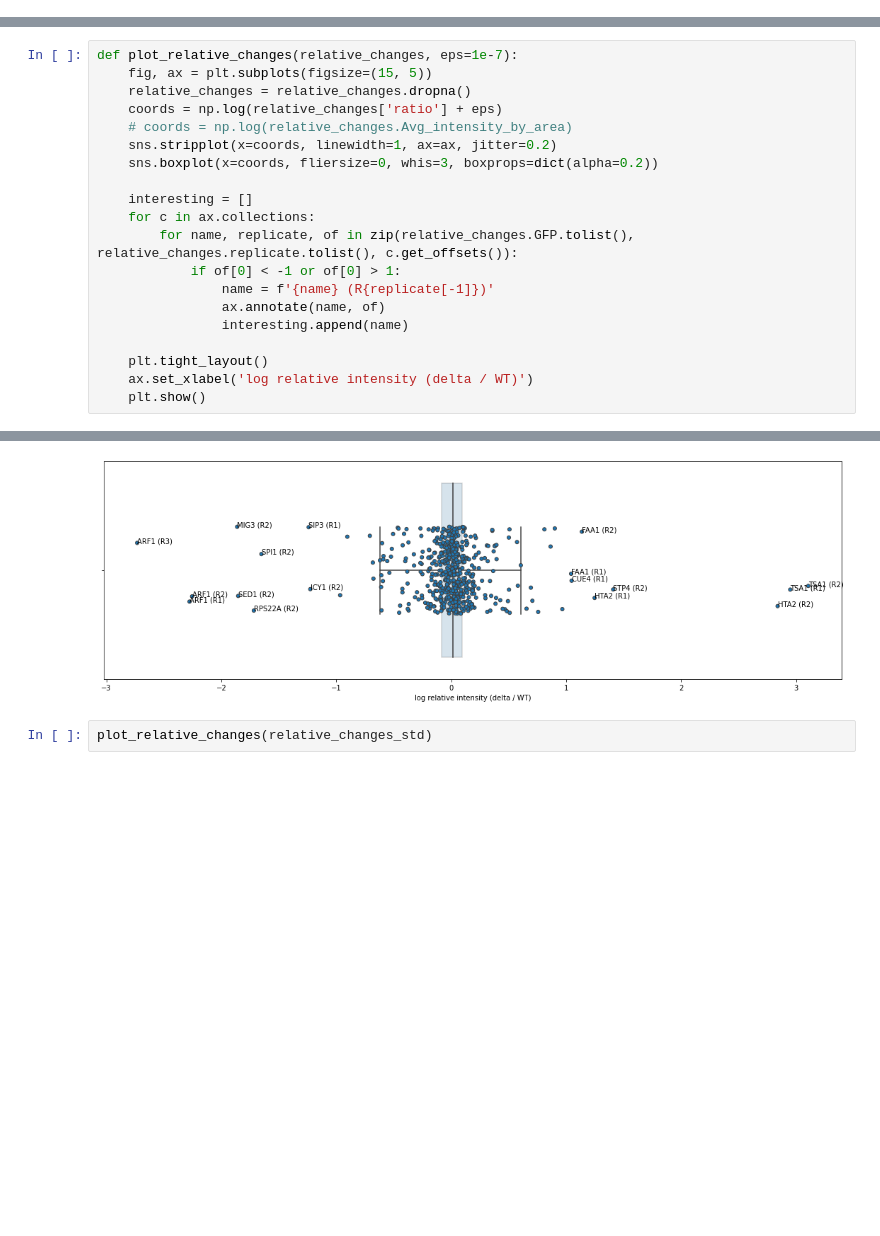
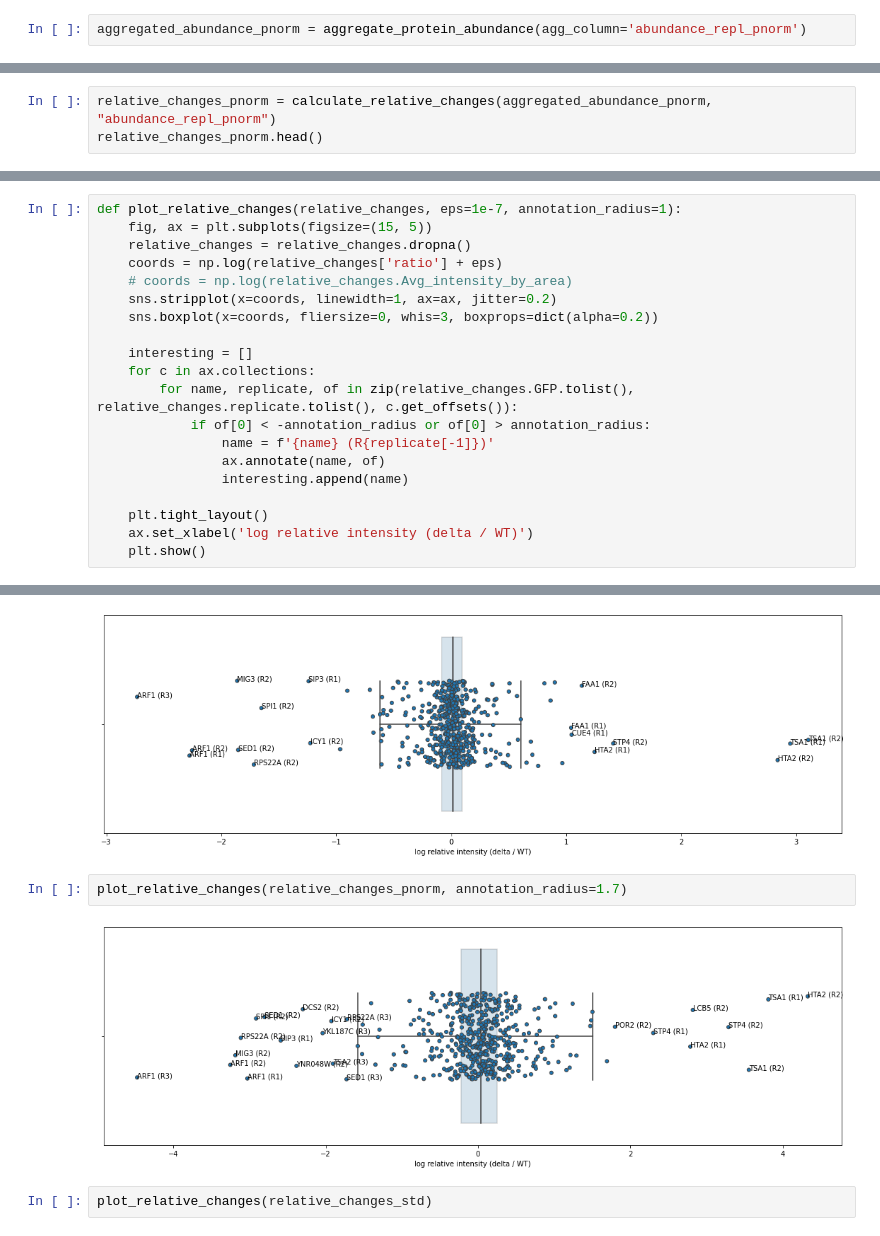
Before and after one commit to Kuzmin-Lab-code/yeast-paralog-redistribution, a Jupyter notebook: notebooks/abundance.ipynb, the cells around one changed output, grey strips where cells are left out. Saved outputs shown, nothing was run; the diff lists cells and outputs as text; blank space fills up the shorter version.

```diff
--- a/notebooks/abundance.ipynb
+++ b/notebooks/abundance.ipynb
@@ -205,0 +254,2 @@ aggregated_abundance.to_csv('../results/protein_abundance_std.csv')
+# %%
+aggregated_abundance_pnorm = aggregate_protein_abundance(agg_column='abundance_repl_pnorm')
@@ -348,3 +432,6 @@ relative_changes_std.head()
 | 4 | AAP1 | AAP1-APE2 | replicate3 | 1.044514 |
 # %%
 relative_changes_std.to_csv('../results/relative_changes_std.csv')
+# %%
+relative_changes_pnorm = calculate_relative_changes(aggregated_abundance_pnorm, "abundance_repl_pnorm")
+relative_changes_pnorm.head()
@@ -351,5 +447,5 @@ relative_changes_std.to_csv('../results/relative_changes_std.csv')
 # %%
-def plot_relative_changes(relative_changes, eps=1e-7):
+def plot_relative_changes(relative_changes, eps=1e-7, annotation_radius=1):
     fig, ax = plt.subplots(figsize=(15, 5))
     relative_changes = relative_changes.dropna()
     coords = np.log(relative_changes['ratio'] + eps)
@@ -360,7 +456,7 @@ def plot_relative_changes(relative_changes, eps=1e-7):
     interesting = []
     for c in ax.collections:
         for name, replicate, of in zip(relative_changes.GFP.tolist(), relative_changes.replicate.tolist(), c.get_offsets()):
-            if of[0] < -1 or of[0] > 1:
+            if of[0] < -annotation_radius or of[0] > annotation_radius:
                 name = f'{name} (R{replicate[-1]})'
                 ax.annotate(name, of)
                 interesting.append(name)
@@ -372,6 +468,10 @@ def plot_relative_changes(relative_changes, eps=1e-7):
 plot_relative_changes(relative_changes)
 # %% [output]
 [figure]
+# %%
+plot_relative_changes(relative_changes_pnorm, annotation_radius=1.7)
+# %% [output]
+[figure, added]
 # %%
 plot_relative_changes(relative_changes_std)
 # %% [output]
```
Also changed, not shown: parts of 14 cells of this notebook.
